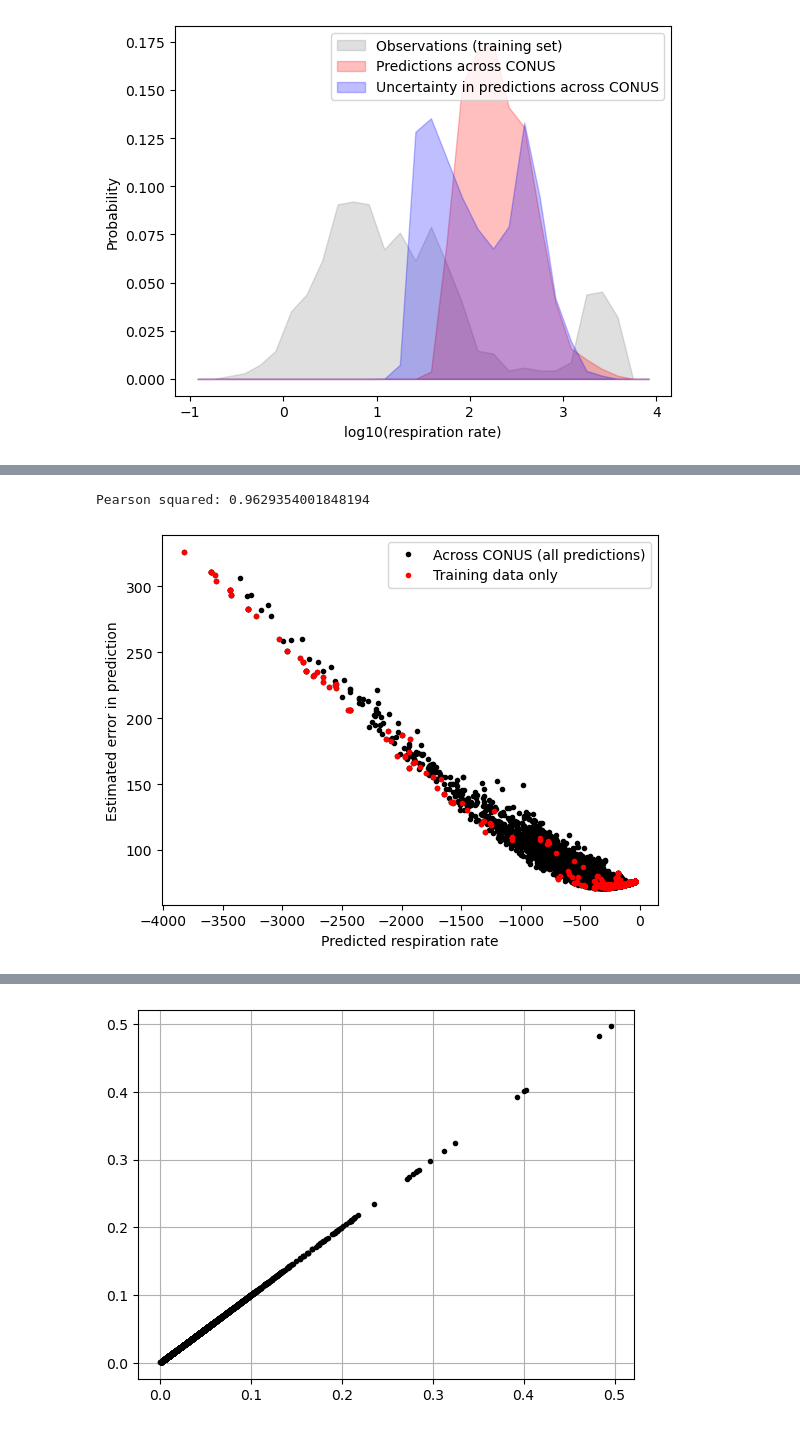
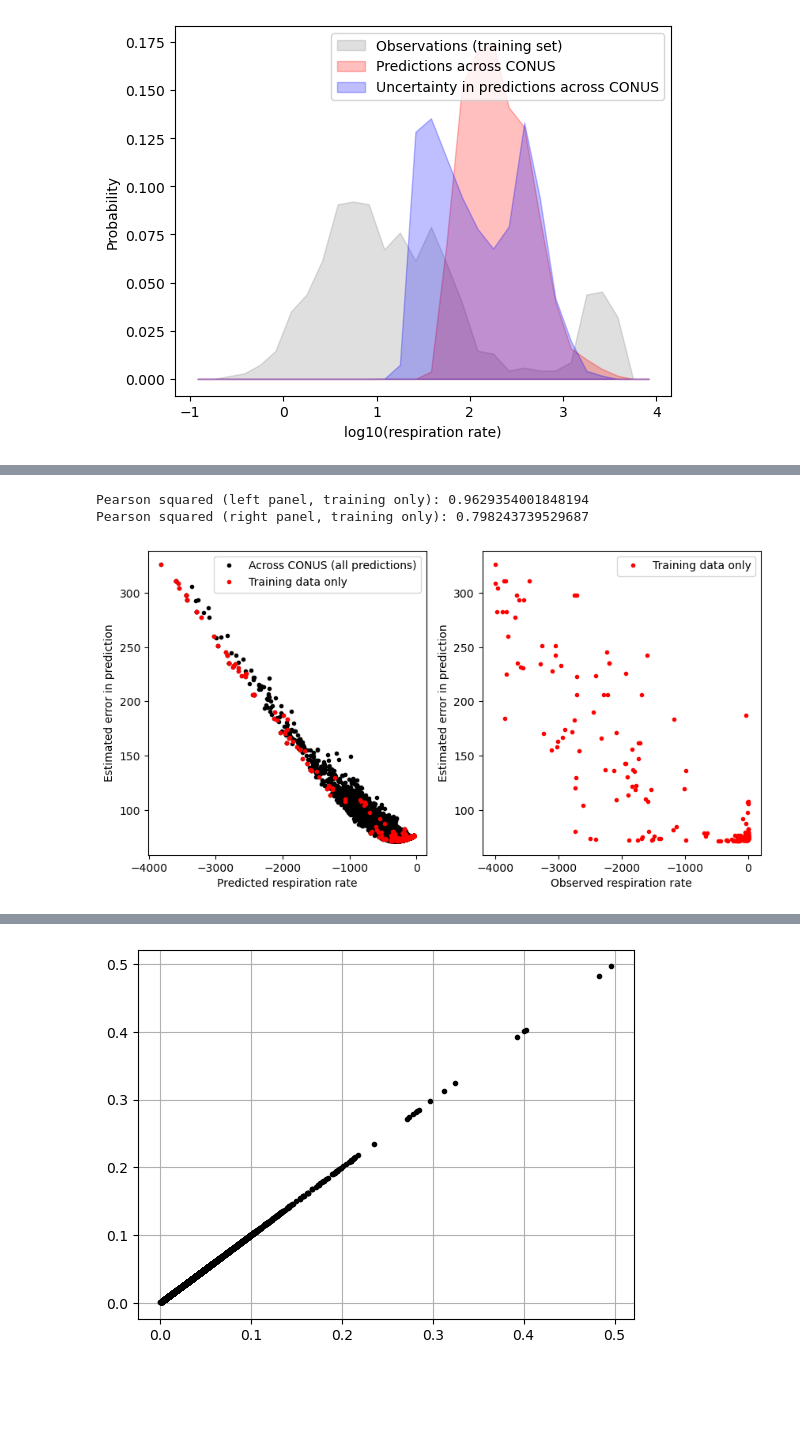
Before and after one commit to WHONDRS-Hub/ICON-ModEx_Open_Manuscript, a Jupyter notebook: fig-resp-rate-hist/explore_ai_metrics.ipynb, the cells around one changed output, grey strips where cells are left out. Saved outputs shown, nothing was run; the diff lists cells and outputs as text; code cells hidden in the pictures; blank space fills up the shorter version.

```diff
--- a/fig-resp-rate-hist/explore_ai_metrics.ipynb
+++ b/fig-resp-rate-hist/explore_ai_metrics.ipynb
@@ -148,25 +169,46 @@ Pearson squared: 0.48994010175055924
 # %%
-fig, ax = plt.subplots()
+fig, (ax, ax2) = plt.subplots(1,2,figsize=(10,5))
 
 ax.plot(
     predict['Normalized_Respiration_Rate_mg_DO_per_H_per_L_sediment_pre_avg'],
     predict['mean.error_pre_avg'],
     'k.')
 
 ax.plot(
     train_predict_merged['Normalized_Respiration_Rate_mg_DO_per_H_per_L_sediment_pre_avg'],
     train_predict_merged['mean.error_pre_avg'],
     'r.')
 
 ax.set_xlabel('Predicted respiration rate')
 ax.set_ylabel('Estimated error in prediction')
 ax.legend(["Across CONUS (all predictions)","Training data only"])
 
+# No obs for predictions
+#ax2.plot(
+#    predict['Normalized_Respiration_Rate_mg_DO_per_H_per_L_sediment_pre_avg'],
+#    predict['mean.error_pre_avg'],
+#    'k.')
+
+ax2.plot(
+    train_predict_merged['Normalized_Respiration_Rate_mg_DO_per_H_per_L_sediment'],
+    train_predict_merged['mean.error_pre_avg'],
+    'r.')
+
+ax2.set_xlabel('Observed respiration rate')
+ax2.set_ylabel('Estimated error in prediction')
+ax2.legend(["Training data only"])
+
 my_r = np.corrcoef(
     train_predict_merged['Normalized_Respiration_Rate_mg_DO_per_H_per_L_sediment_pre_avg'],
     train_predict_merged['mean.error_pre_avg'])
-print('Pearson squared: '+str(np.min(my_r*my_r)))
+print('Pearson squared (left panel, training only): '+str(np.min(my_r*my_r)))
+
+my_r = np.corrcoef(
+    train_predict_merged['Normalized_Respiration_Rate_mg_DO_per_H_per_L_sediment'],
+    train_predict_merged['mean.error_pre_avg'])
+print('Pearson squared (right panel, training only): '+str(np.min(my_r*my_r)))
 # %% [output]
-Pearson squared: 0.9629354001848194
+Pearson squared (left panel, training only): 0.9629354001848194
+Pearson squared (right panel, training only): 0.798243739529687
-[figure, old version]
+[figure, new version]
 # %%
```
Also changed, not shown: parts of 2 cells of this notebook.
